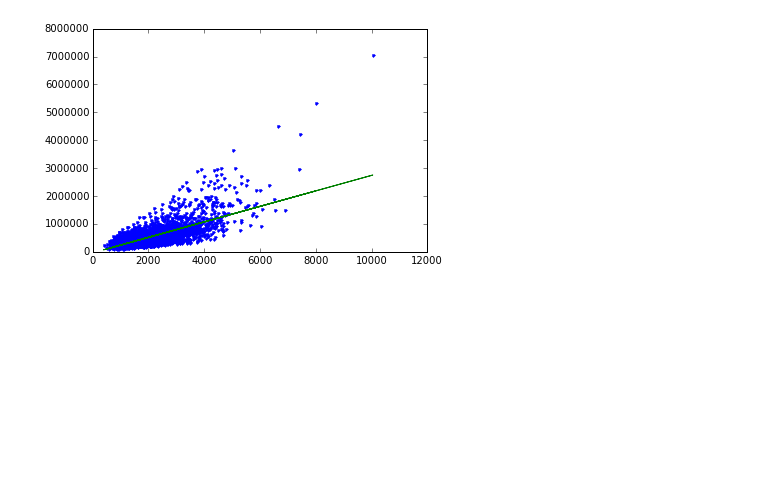
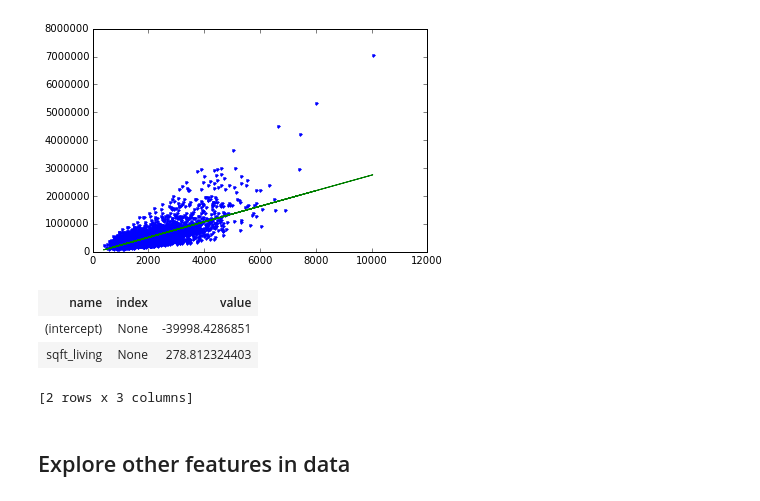
Before and after one commit to Cyrus-Xi/UW-Machine-Learning, a Jupyter notebook: ML_Foundations/week2/Predicting_House_Prices_cx.ipynb, the cells around one changed output. Drawn from its saved outputs; the diff is of its cells as text; code cells hidden in the pictures; blank space fills up the shorter version.

```diff
--- a/ML_Foundations/week2/Predicting_House_Prices_cx.ipynb
+++ b/ML_Foundations/week2/Predicting_House_Prices_cx.ipynb
@@ -100,3 +107,12 @@ plt.plot(test_data['sqft_living'], test_data['price'], '.',
 [<matplotlib.lines.Line2D at 0x...>,
  <matplotlib.lines.Line2D at 0x...>]
 [figure]
+# %%
+sqft_model.get('coefficients')
+# %% [output]
+| name | index | value |
+| (intercept) | None | -39998.4286851 |
+| sqft_living | None | 278.812324403 |
+[2 rows x 3 columns]
+# %% [markdown]
+## Explore other features in data
```
Also changed, not shown: parts of 6 cells of this notebook.
